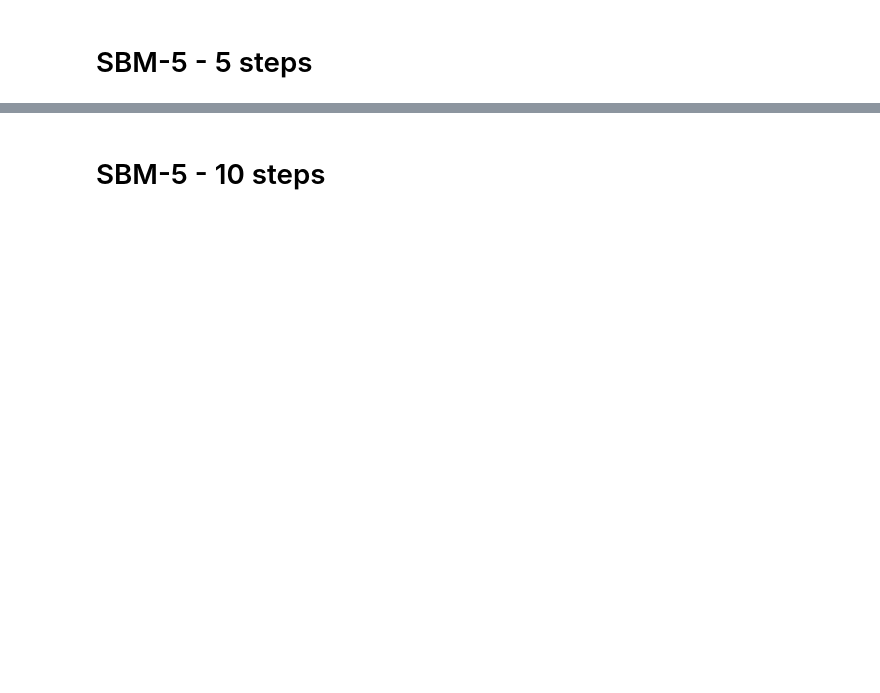
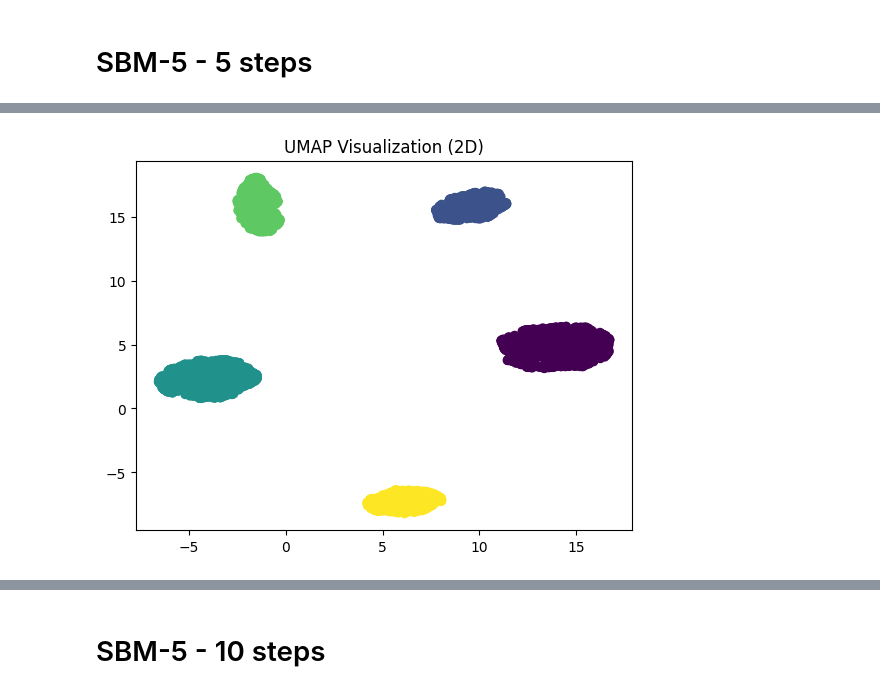
Before and after one commit to sofiperez91/LASE, a Jupyter notebook: notebooks/GLASE_section.ipynb, the cells around one changed output, grey strips where cells are left out. Saved outputs shown, nothing was run; the diff lists cells and outputs as text; code cells hidden in the pictures; blank space fills up the shorter version.

```diff
--- a/notebooks/GLASE_section.ipynb
+++ b/notebooks/GLASE_section.ipynb
@@ -112,0 +115,22 @@ Loss RDPG SVD Truncate:  1985.1708
+# %%
+colors = np.concatenate((np.ones(n[0]),np.ones(n[1])*2,np.ones(n[2])*3,np.ones(n[3])*4,np.ones(n[4])*5))
+# %%
+import umap
+import numpy as np
+
+x_emb = x_ase.numpy()
+
+# Initialize and fit the UMAP model with 2 components (dimensions)
+umap_model = umap.UMAP(n_components=2, n_neighbors=15, min_dist=0.1, metric='euclidean')
+umap_embedding = umap_model.fit_transform(x_emb)
+
+# 'umap_embedding' now contains the reduced-dimensional representation of your data with 2 dimensions
+
+# You can visualize the UMAP embedding if needed (optional)
+import matplotlib.pyplot as plt
+
+plt.scatter(umap_embedding[:, 0], umap_embedding[:, 1], c = colors )
+plt.title('UMAP Visualization (2D)')
+plt.show()
+# %% [output]
+[figure, added]
```
Also changed, not shown: parts of 5 cells of this notebook, 24 other files.
